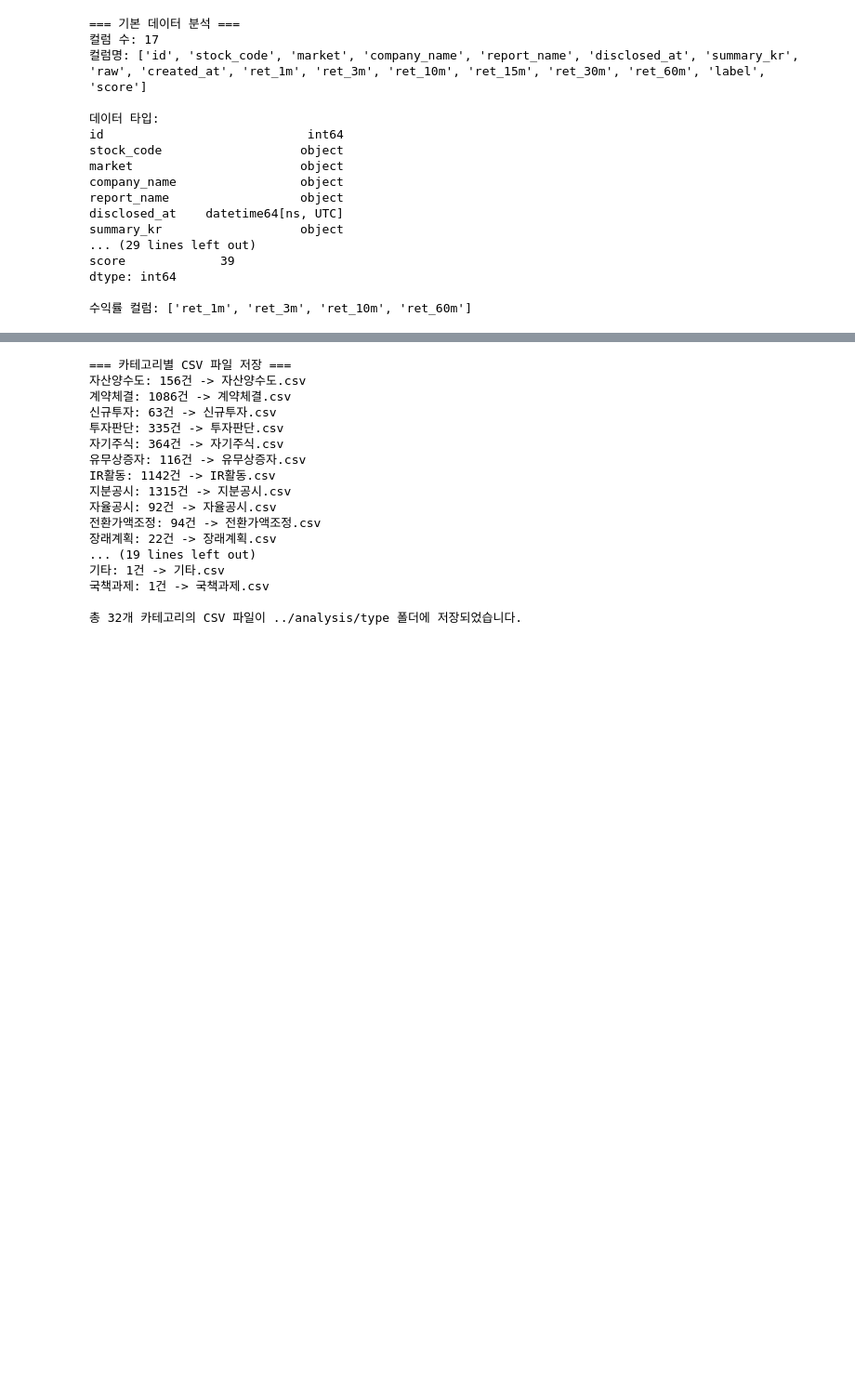
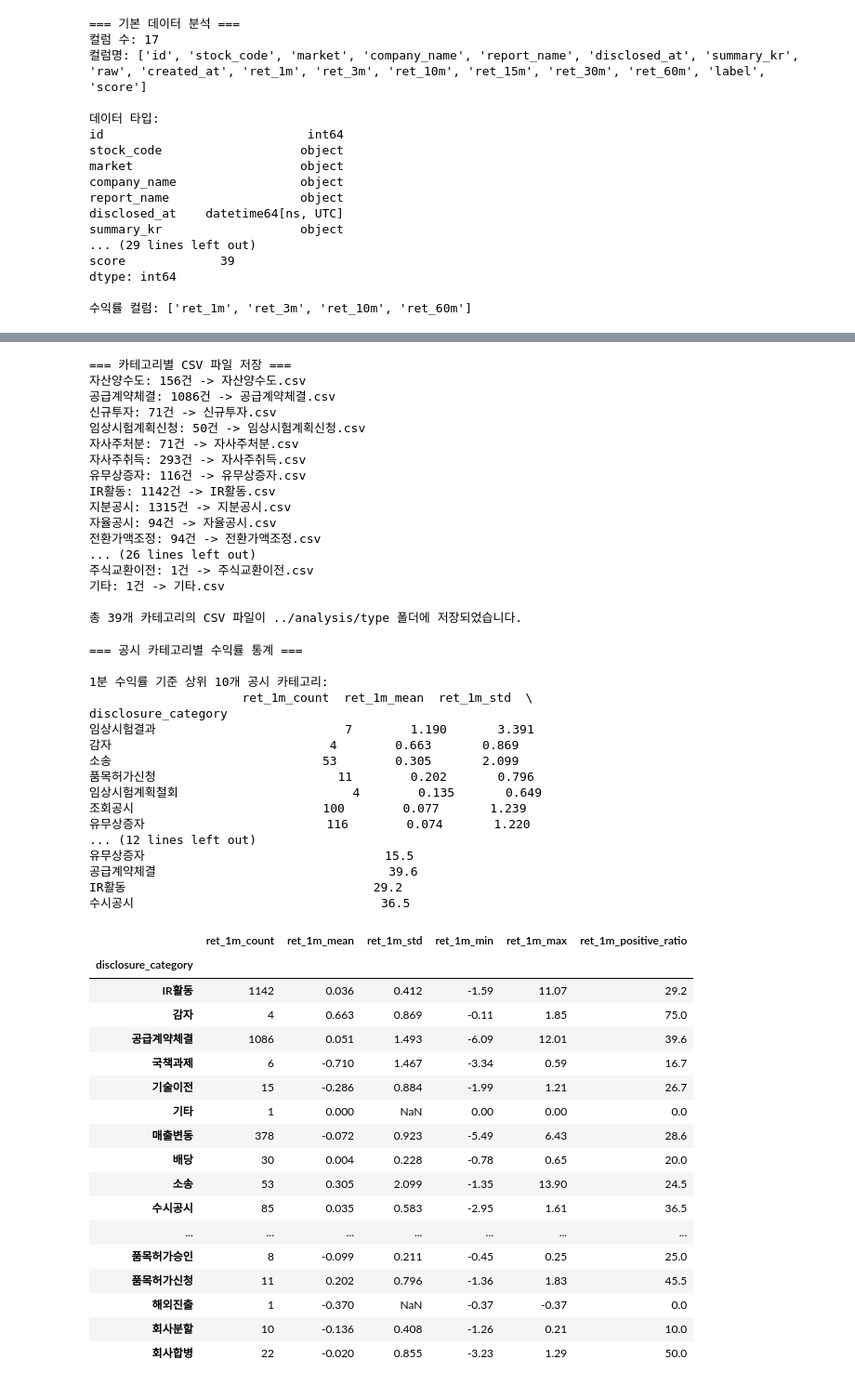
Before and after one commit to antaechan/dart-sentiment-analysis, a Jupyter notebook: analysis/eda.ipynb, the cells around one changed output, grey strips where cells are left out. Shown at 93% size. Drawn from its saved outputs; the diff is of its cells as text; code cells hidden in the pictures; blank space fills up the shorter version.

Commit message:
Fix: eda_helper disclosure_type

```diff
--- a/analysis/eda.ipynb
+++ b/analysis/eda.ipynb
@@ -179,9 +179,8 @@ import sys
 
 sys.path.append("../analysis")
 
-from eda_helper import analyze_disclosure_types_by_keywords
-
-
-df_with_returns, category_counts = analyze_disclosure_types_by_keywords(target_df, ret_columns = ["ret_1m", "ret_3m", "ret_10m", "ret_60m"])
+from eda_helper import analyze_disclosure_types_by_keywords, calculate_return_statistics_by_category
+ret_columns = ["ret_1m", "ret_3m", "ret_10m", "ret_60m"]
+df_with_returns, category_counts = analyze_disclosure_types_by_keywords(target_df, ret_columns = ret_columns)
 # %% [output]
 === 키워드 기반 공시 유형별 분석 ===
@@ -232,18 +231,56 @@ print(f"\n총 {len(df_with_returns['disclosure_category'].unique())}개 카테
 # %% [output]
 === 카테고리별 CSV 파일 저장 ===
 자산양수도: 156건 -> 자산양수도.csv
-계약체결: 1086건 -> 계약체결.csv
-신규투자: 63건 -> 신규투자.csv
-투자판단: 335건 -> 투자판단.csv
-자기주식: 364건 -> 자기주식.csv
+공급계약체결: 1086건 -> 공급계약체결.csv
+신규투자: 71건 -> 신규투자.csv
+임상시험계획신청: 50건 -> 임상시험계획신청.csv
+자사주처분: 71건 -> 자사주처분.csv
+자사주취득: 293건 -> 자사주취득.csv
 유무상증자: 116건 -> 유무상증자.csv
 IR활동: 1142건 -> IR활동.csv
 지분공시: 1315건 -> 지분공시.csv
-자율공시: 92건 -> 자율공시.csv
+자율공시: 94건 -> 자율공시.csv
 전환가액조정: 94건 -> 전환가액조정.csv
-장래계획: 22건 -> 장래계획.csv
-... (19 lines left out)
+... (26 lines left out)
+주식교환이전: 1건 -> 주식교환이전.csv
 기타: 1건 -> 기타.csv
-국책과제: 1건 -> 국책과제.csv
 
-총 32개 카테고리의 CSV 파일이 ../analysis/type 폴더에 저장되었습니다.
+총 39개 카테고리의 CSV 파일이 ../analysis/type 폴더에 저장되었습니다.
+# %%
+calculate_return_statistics_by_category(df_with_returns, ret_columns)[["ret_1m_count", "ret_1m_mean", "ret_1m_std", "ret_1m_min", "ret_1m_max", "ret_1m_positive_ratio"]]
+# %% [output]
+=== 공시 카테고리별 수익률 통계 ===
+
+1분 수익률 기준 상위 10개 공시 카테고리:
+                     ret_1m_count  ret_1m_mean  ret_1m_std  \
+disclosure_category
+임상시험결과                          7        1.190       3.391
+감자                              4        0.663       0.869
+소송                             53        0.305       2.099
+품목허가신청                         11        0.202       0.796
+임상시험계획철회                        4        0.135       0.649
+조회공시                          100        0.077       1.239
+유무상증자                         116        0.074       1.220
+... (12 lines left out)
+유무상증자                                 15.5
+공급계약체결                                39.6
+IR활동                                  29.2
+수시공시                                  36.5
+|  | ret_1m_count | ret_1m_mean | ret_1m_std | ret_1m_min | ret_1m_max | ret_1m_positive_ratio |
+| disclosure_category |  |  |  |  |  |  |
+| IR활동 | 1142 | 0.036 | 0.412 | -1.59 | 11.07 | 29.2 |
+| 감자 | 4 | 0.663 | 0.869 | -0.11 | 1.85 | 75.0 |
+| 공급계약체결 | 1086 | 0.051 | 1.493 | -6.09 | 12.01 | 39.6 |
+| 국책과제 | 6 | -0.710 | 1.467 | -3.34 | 0.59 | 16.7 |
+| 기술이전 | 15 | -0.286 | 0.884 | -1.99 | 1.21 | 26.7 |
+| 기타 | 1 | 0.000 | NaN | 0.00 | 0.00 | 0.0 |
+| 매출변동 | 378 | -0.072 | 0.923 | -5.49 | 6.43 | 28.6 |
+| 배당 | 30 | 0.004 | 0.228 | -0.78 | 0.65 | 20.0 |
+| 소송 | 53 | 0.305 | 2.099 | -1.35 | 13.90 | 24.5 |
+| 수시공시 | 85 | 0.035 | 0.583 | -2.95 | 1.61 | 36.5 |
+| ... | ... | ... | ... | ... | ... | ... |
+| 품목허가승인 | 8 | -0.099 | 0.211 | -0.45 | 0.25 | 25.0 |
+| 품목허가신청 | 11 | 0.202 | 0.796 | -1.36 | 1.83 | 45.5 |
+| 해외진출 | 1 | -0.370 | NaN | -0.37 | -0.37 | 0.0 |
+| 회사분할 | 10 | -0.136 | 0.408 | -1.26 | 0.21 | 10.0 |
+| 회사합병 | 22 | -0.020 | 0.855 | -3.23 | 1.29 | 50.0 |
```
Also changed, not shown: parts of 4 cells of this notebook, 1 other file.
